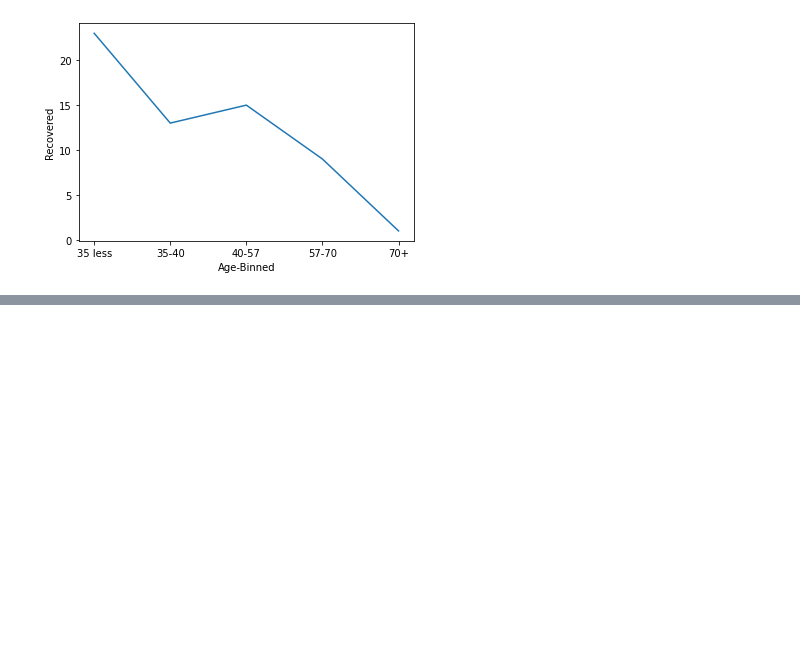
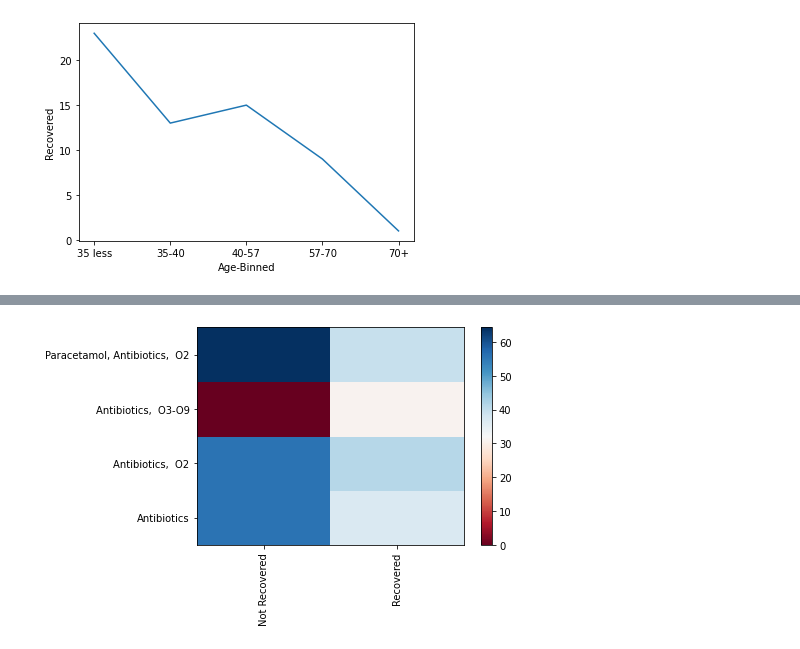
Before and after one commit to sohaaan/covid19_cvc, a Jupyter notebook: eda_cov19_cvc.ipynb, the cells around one changed output, grey strips where cells are left out. Drawn from its saved outputs; the diff is of its cells as text; code cells hidden in the pictures; blank space fills up the shorter version.

```diff
--- a/eda_cov19_cvc.ipynb
+++ b/eda_cov19_cvc.ipynb
@@ -787,0 +874,5 @@ df.to_csv('cov19_cvc_cleaned2.csv')
+# %%
+# grouping results
+df_gptest2 = df[['Treatment','Age','Recovered']]
+grouped_test2 = df_gptest2.groupby(['Treatment','Recovered'],as_index=False).mean()
+grouped_test2
@@ -787,0 +888,3 @@ df.to_csv('cov19_cvc_cleaned2.csv')
+# %%
+grouped_pivot2 = grouped_test2.pivot(index='Treatment',columns='Recovered')
+grouped_pivot2
@@ -787,0 +899,3 @@ df.to_csv('cov19_cvc_cleaned2.csv')
+# %%
+grouped_pivot2 = grouped_pivot2.fillna(0) #fill missing values with 0
+grouped_pivot2
@@ -787,0 +910,23 @@ df.to_csv('cov19_cvc_cleaned2.csv')
+# %%
+fig, ax = plt.subplots()
+im = ax.pcolor(grouped_pivot2, cmap='RdBu')
+
+#label names
+row_labels = ["Not Recovered","Recovered"]
+col_labels = grouped_pivot2.index
+
+#move ticks and labels to the center
+ax.set_xticks(np.arange(grouped_pivot2.shape[1]) + 0.5, minor=False)
+ax.set_yticks(np.arange(grouped_pivot2.shape[0]) + 0.5, minor=False)
+
+#insert labels
+ax.set_xticklabels(row_labels, minor=False)
+ax.set_yticklabels(col_labels, minor=False)
+
+#rotate label if too long
+plt.xticks(rotation=90)
+
+fig.colorbar(im)
+plt.show()
+# %% [output]
+[figure, added]
```
Also changed, not shown: parts of 21 cells of this notebook.
